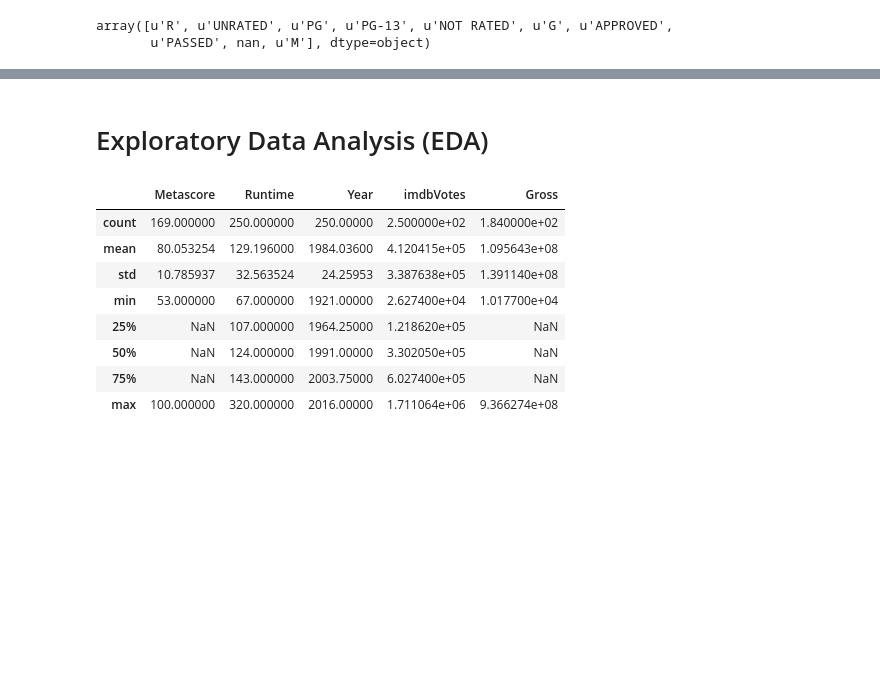
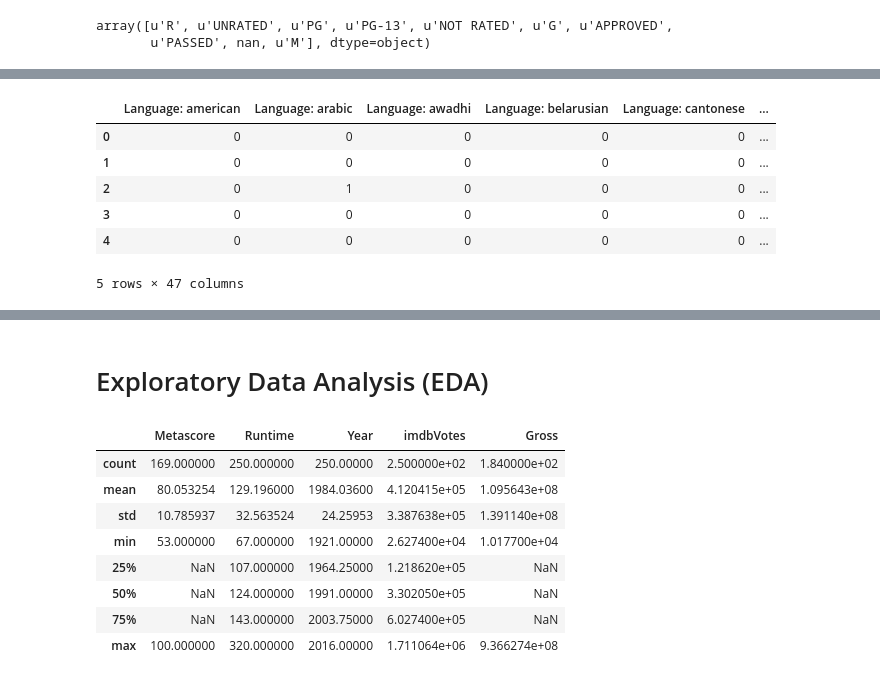
Before and after one commit to AndrewJeong89/GA-DSI, a Jupyter notebook: projects/projects-weekly/project-06/IMDB RATING.ipynb, the cells around one changed output, grey strips where cells are left out. Saved outputs shown, nothing was run; the diff lists cells and outputs as text; code cells hidden in the pictures; blank space fills up the shorter version.

```diff
--- a/projects/projects-weekly/project-06/IMDB RATING.ipynb
+++ b/projects/projects-weekly/project-06/IMDB RATING.ipynb
@@ -217,0 +318,16 @@ df.drop('Poster',axis=1, inplace=True)
+# %%
+df = pd.concat([df, actorsdf], axis = 1)
+# %%
+cv = CountVectorizer(binary=True, max_features=50)
+data = cv.fit_transform(df.Language).todense()
+columns = ['Language: '+c for c in cv.get_feature_names()]
+lang_df = pd.DataFrame(data, columns=columns)
+lang_df.head()
+# %% [output]
+|  | Language: american | Language: arabic | Language: awadhi | Language: belarusian | Language: cantonese | ... |
+| 0 | 0 | 0 | 0 | 0 | 0 | ... |
+| 1 | 0 | 0 | 0 | 0 | 0 | ... |
+| 2 | 0 | 1 | 0 | 0 | 0 | ... |
+| 3 | 0 | 0 | 0 | 0 | 0 | ... |
+| 4 | 0 | 0 | 0 | 0 | 0 | ... |
+5 rows × 47 columns
```
Also changed, not shown: parts of 34 cells of this notebook, 21 other files.
